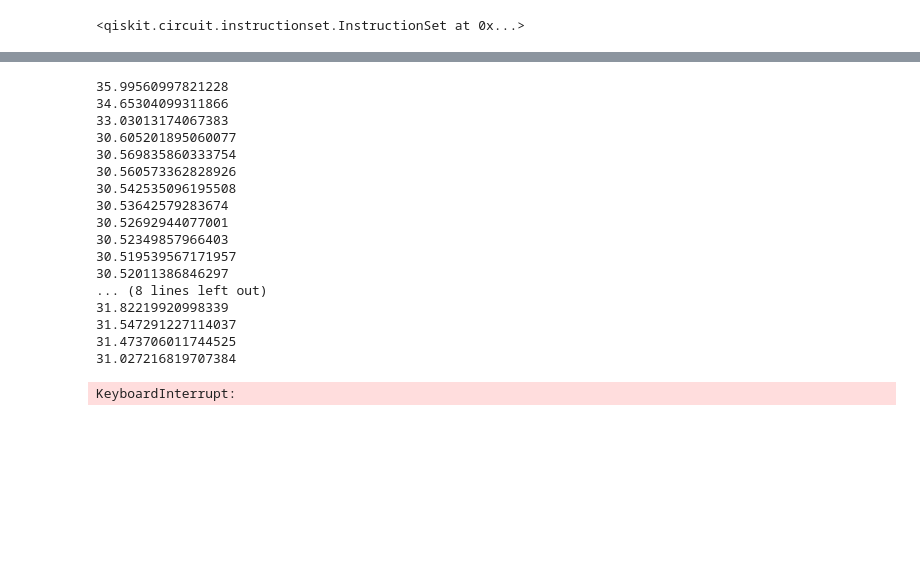
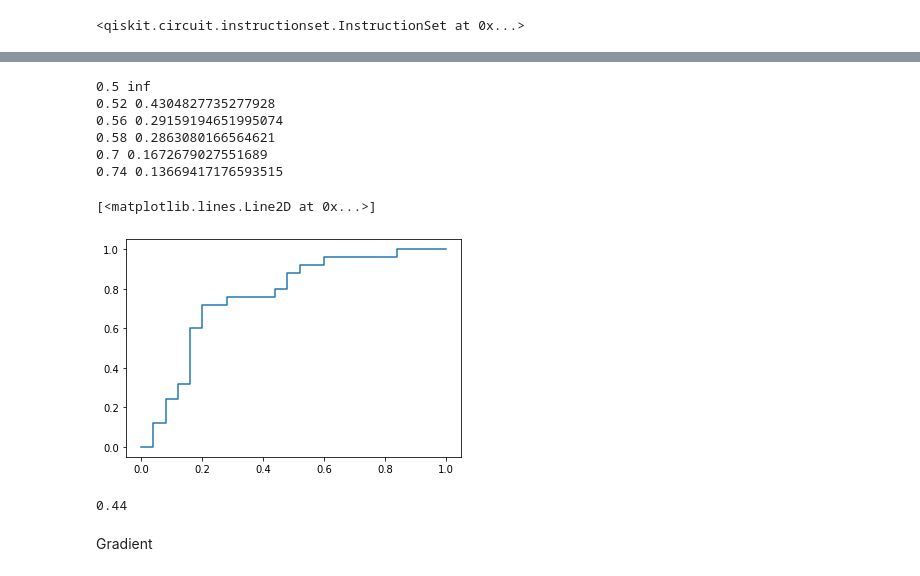
Before and after one commit to Zhelun-Li/QCNN_hardware, a Jupyter notebook: transverse_Ising.ipynb, the cells around one changed output, grey strips where cells are left out. Saved outputs shown, nothing was run; the diff lists cells and outputs as text; code cells hidden in the pictures; blank space fills up the shorter version.

```diff
--- a/transverse_Ising.ipynb
+++ b/transverse_Ising.ipynb
@@ -249,3 +375,45 @@ n_QCNNweights=qc.num_parameters-n_VQEparams
+# %%
+
+from sklearn import metrics
+from sklearn.metrics import RocCurveDisplay
+
+y_predict=predict(X_train,qc,ob,res.x)
+
+fpr, tpr, thresholds = metrics.roc_curve(y_train, y_predict, pos_label=1)
+
+bestValidation=0
+threshold_best=0
+for t in thresholds:
+    y=y_predict.copy().flatten()
+    y[y>t]=1
+    y[y<t]=-1
+    diff=y-y_train
+    val=diff[diff==0].shape[0]/y.shape[0]
+    if val>bestValidation:
+        bestValidation=val
+        threshold_best=t
+        print(val,threshold_best)
+plt.plot(fpr,tpr)
+# %% [output]
+0.5 inf
+0.52 0.4304827735277928
+0.56 0.29159194651995074
+0.58 0.2863080166564621
+0.7 0.1672679027551689
+0.74 0.13669417176593515
+[<matplotlib.lines.Line2D at 0x...>]
+[figure, added]
+# %%
+y_test_predict=predict(X_test,qc,ob,res.x)
+y_test_predict[y_test_predict<threshold_best]=-1
+y_test_predict[y_test_predict>=threshold_best]=1
+diff=y_test-y_test_predict
+accuracy_COBYLA=diff[diff==0].shape[0]/diff.shape[0]
+print(accuracy_COBYLA)
+# %% [output]
+0.44
+# %% [markdown]
+Gradient
 # %%
 def getParamsVariations(x,weights):
     n_VQEparams=len(x)
@@ -273,22 +442,19 @@ def getGrad(jobResult):
 initial_weights=2*np.pi*np.random.rand(n_QCNNweights)
 weights=initial_weights
 # %%
-nIterations=50
+nIterations=30
 learning_rate=1e-1
 loss_list=[]
 
 for Iter in range(nIterations):
-    params_list_all=[]
-    for i in range(len(X_train)):
-        params_list_all.append(getParamsVariations(X_train[i],weights))
-    params_list_all=np.array(params_list_all)
 
     cost=0
     grad_all=np.zeros(n_QCNNweights)
     for i in range(len(X_train)):
-        circuits=[qc]*len(params_list_all[i])
-        observable=[ob]*len(params_list_all[i])
-        param_variation_list=params_list_all[i]
+        param_variation_list=getParamsVariations(X_train[i],weights)
+        circuits=[qc]*len(param_variation_list)
+        observable=[ob]*len(param_variation_list)
+
         job=estimator.run(circuits=circuits, observables=observable
                           , parameter_values=param_variation_list)
         jobResult=job.result().values
@@ -300,22 +466,3 @@ for Iter in range(nIterations):
     print(cost)
     loss_list.append(cost)
     weights-=learning_rate*grad_all
-# %% [output]
-35.99560997821228
-34.65304099311866
-33.03013174067383
-30.605201895060077
-30.569835860333754
-30.560573362828926
-30.542535096195508
-30.53642579283674
-30.52692944077001
-30.52349857966403
-30.519539567171957
-30.52011386846297
-... (8 lines left out)
-31.82219920998339
-31.547291227114037
-31.473706011744525
-31.027216819707384
-KeyboardInterrupt:
```
Also changed, not shown: parts of 20 cells of this notebook.
